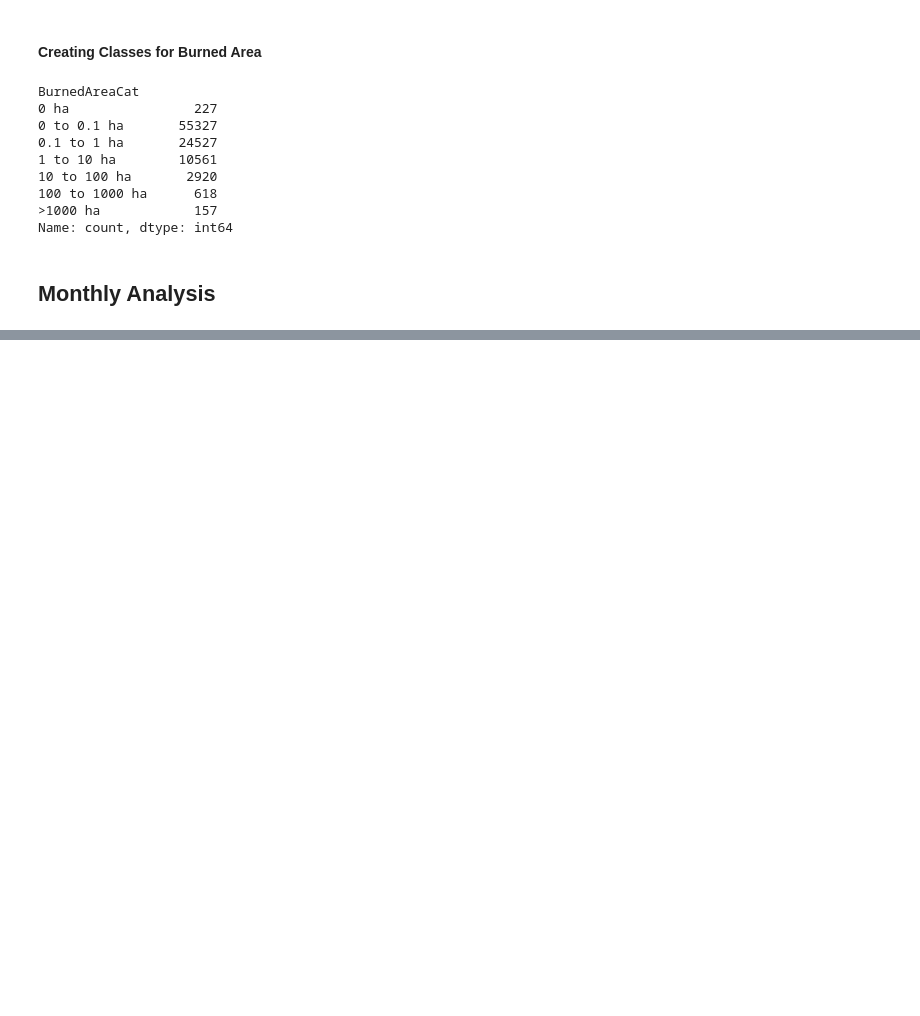
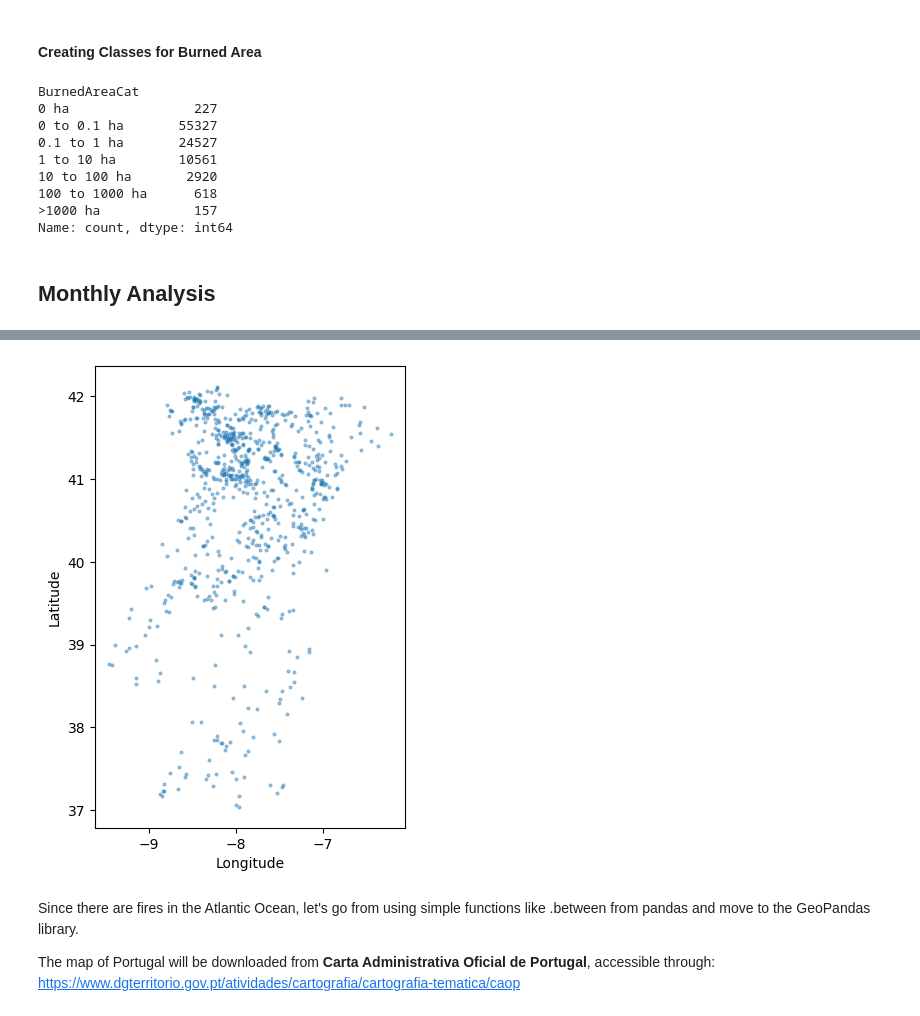
Before and after one commit to Daniel99Fonseca/wildfire-risk-portugal, a Jupyter notebook: notebooks/01_fire_data_exploration.ipynb, the cells around one changed output, grey strips where cells are left out. Cells and saved outputs as stored; diff of their text form; code cells hidden in the pictures; blank space fills up the shorter version.

```diff
--- a/notebooks/01_fire_data_exploration.ipynb
+++ b/notebooks/01_fire_data_exploration.ipynb
@@ -369,0 +816,15 @@ Name: count, dtype: int64
+# %%
+fires_over_100.plot.scatter(
+    x='Longitude',
+    y='Latitude',
+    s=4,
+    alpha=0.4,
+    figsize=(4,6)
+)
+plt.show()
+# %% [output]
+[figure, added]
+# %% [markdown]
+Since there are fires in the Atlantic Ocean, let's go from using simple functions like .between from pandas and move to the GeoPandas library.
+
+The map of Portugal will be downloaded from **Carta Administrativa Oficial de Portugal**, accessible through: https://www.dgterritorio.gov.pt/atividades/cartografia/cartografia-tematica/caop
```
Also changed, not shown: parts of 46 cells of this notebook.
